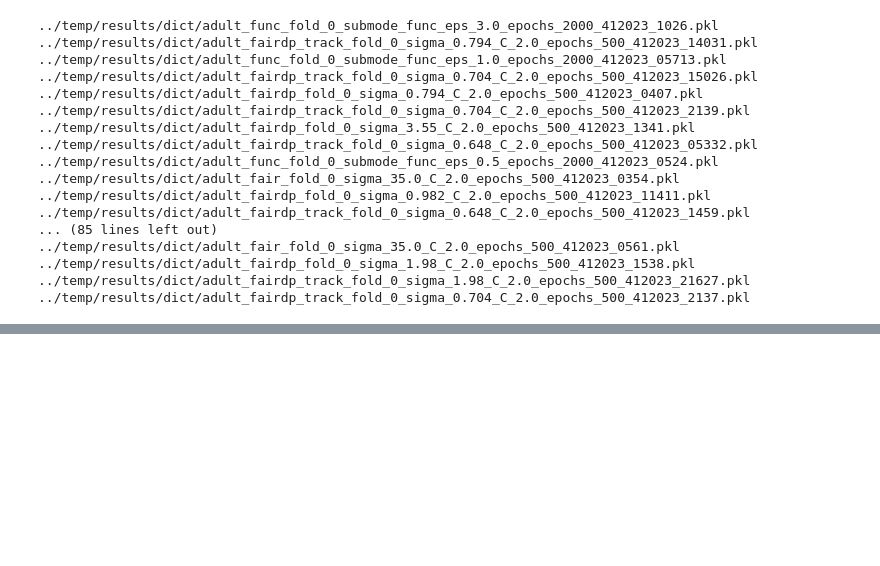
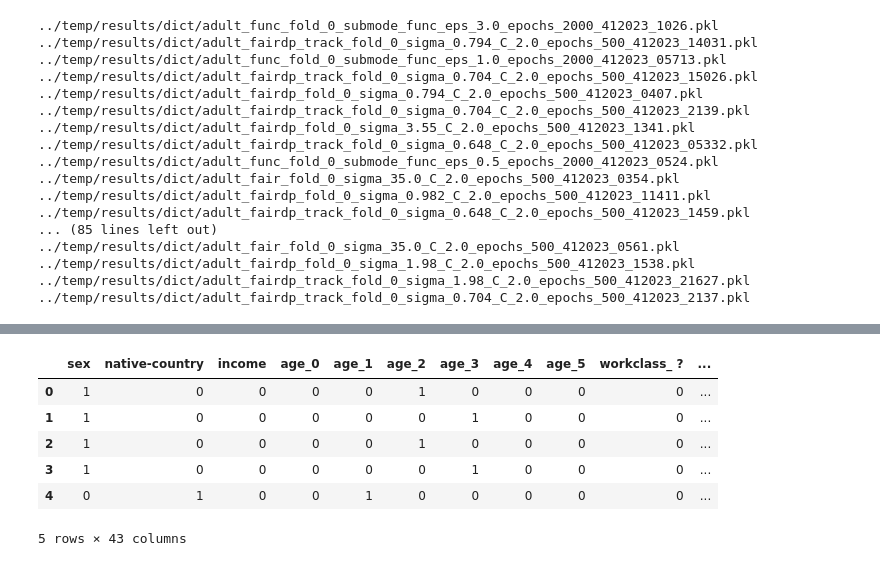
Before and after one commit to khangtran2020/FairDP, a Jupyter notebook: result_plotting.ipynb, the cells around one changed output, grey strips where cells are left out. Cells and saved outputs as stored; diff of their text form; code cells hidden in the pictures; blank space fills up the shorter version.

```diff
--- a/result_plotting.ipynb
+++ b/result_plotting.ipynb
@@ -533,0 +616,10 @@ plot_performance(dataset='adult', noise_scale=ns_['adult'], epsilon=epsilon)
+# %%
+train_df.head()
+# %% [output]
+|  | sex | native-country | income | age_0 | age_1 | age_2 | age_3 | age_4 | age_5 | workclass_ ? | ... |
+| 0 | 1 | 0 | 0 | 0 | 0 | 1 | 0 | 0 | 0 | 0 | ... |
+| 1 | 1 | 0 | 0 | 0 | 0 | 0 | 1 | 0 | 0 | 0 | ... |
+| 2 | 1 | 0 | 0 | 0 | 0 | 1 | 0 | 0 | 0 | 0 | ... |
+| 3 | 1 | 0 | 0 | 0 | 0 | 0 | 1 | 0 | 0 | 0 | ... |
+| 4 | 0 | 1 | 0 | 0 | 1 | 0 | 0 | 0 | 0 | 0 | ... |
+5 rows × 43 columns
```
Also changed, not shown: parts of 8 cells of this notebook, 1 other file.
